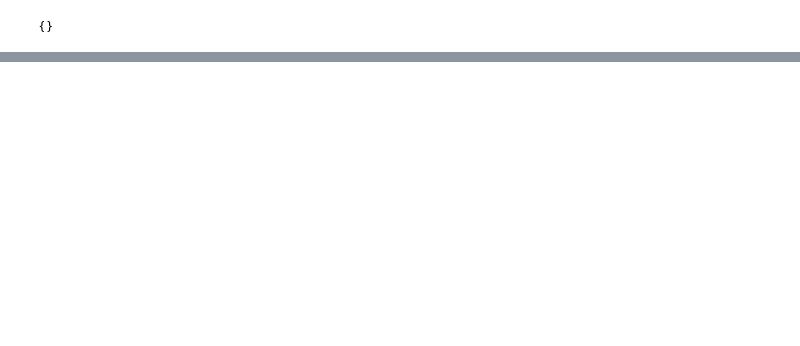
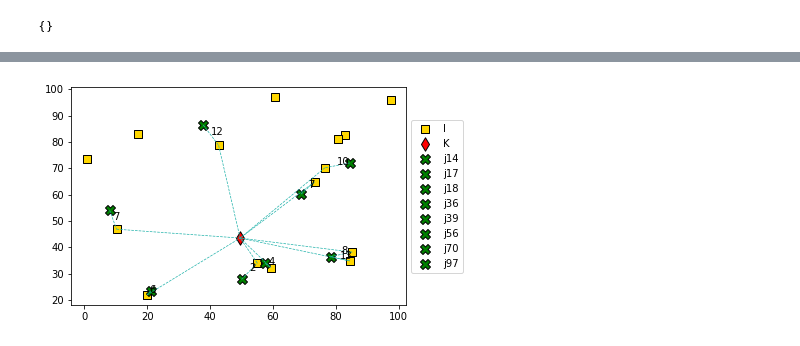
Before and after one commit to petrenaa/Master_Thesis_Drone_Specimen_Delivery, a Jupyter notebook: Specimen Delivery Project.ipynb, the cells around one changed output, grey strips where cells are left out. Saved outputs shown, nothing was run; the diff lists cells and outputs as text; code cells hidden in the pictures; blank space fills up the shorter version.

```diff
--- a/Specimen Delivery Project.ipynb
+++ b/Specimen Delivery Project.ipynb
@@ -476,0 +448,4 @@ model_det.getVars()
+# %%
+SolutionGraph(I, K, J, model_det)
+# %% [output]
+[figure, added]
```
Also changed, not shown: parts of 16 cells of this notebook.
